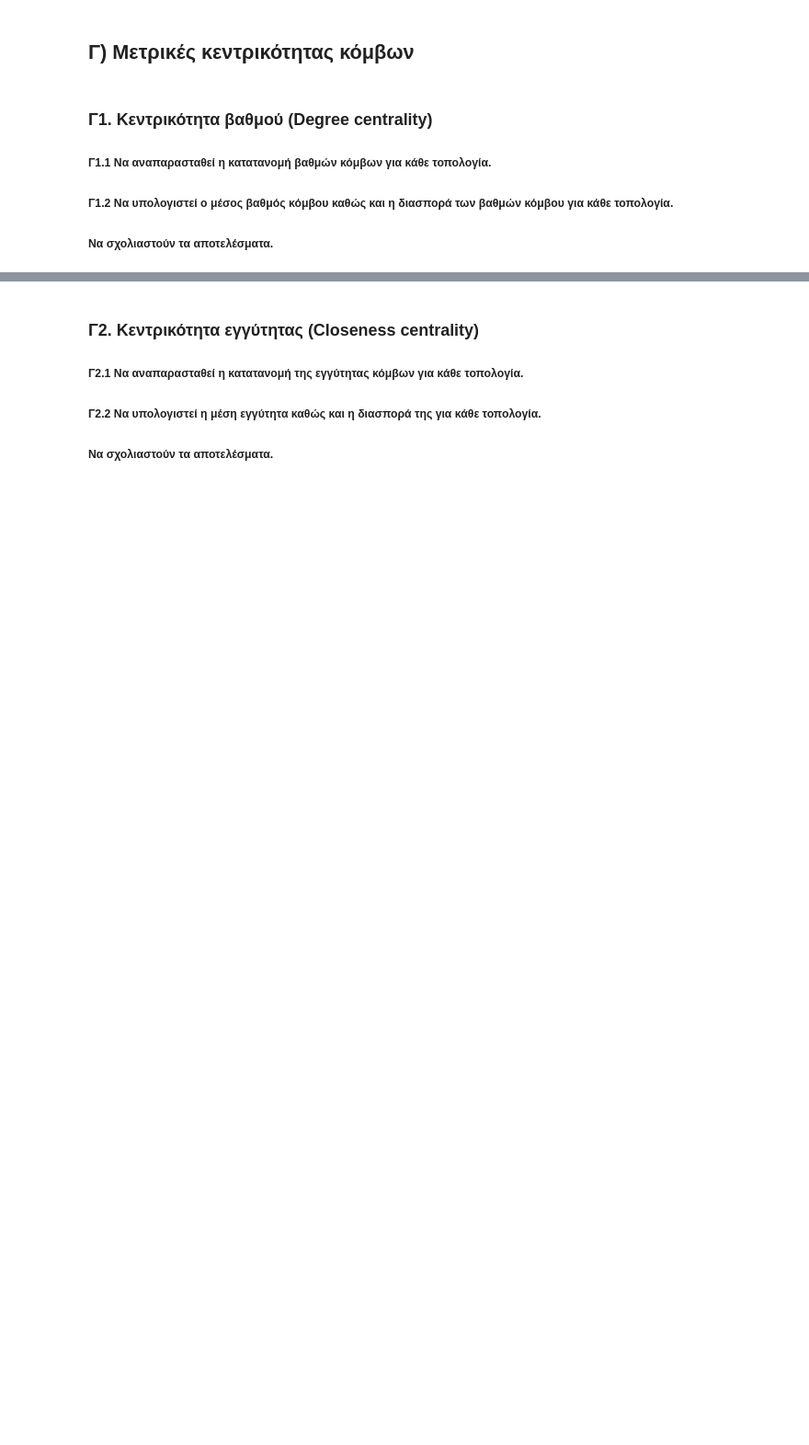
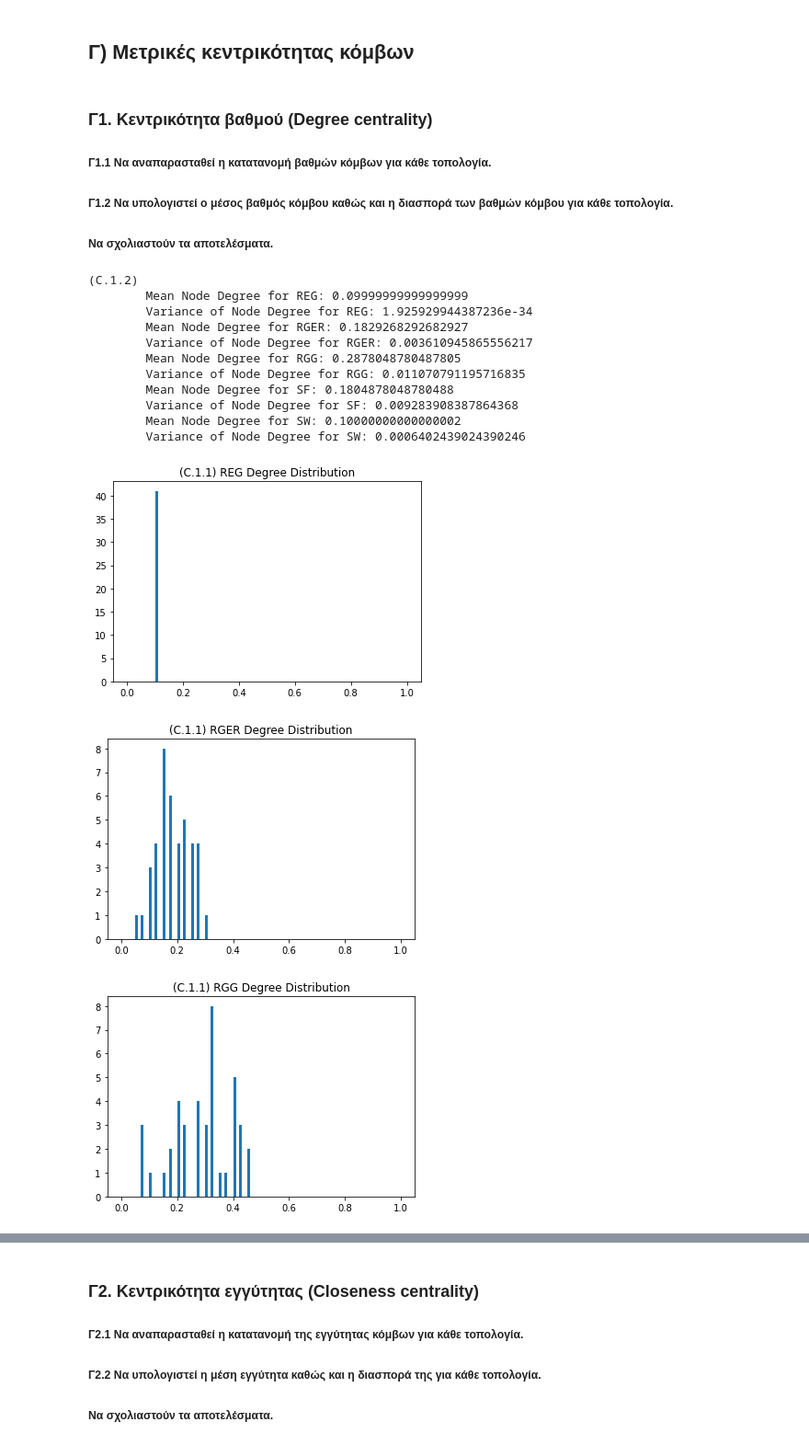
Before and after one commit to ChristosHadjichristofi/Social-Networks-Analysis-NTUA, a Jupyter notebook: Lab1/SNA_Lab1.ipynb, the cells around one changed output, grey strips where cells are left out. Shown at 92% size. Drawn from its saved outputs; the diff is of its cells as text; code cells hidden in the pictures; blank space fills up the shorter version.

```diff
--- a/Lab1/SNA_Lab1.ipynb
+++ b/Lab1/SNA_Lab1.ipynb
@@ -206,7 +211,7 @@ def printDistrubtion(Gcc, _title, _bins):
     plt.title(_title)
     plt.hist(list(Gcc.values()), range = (0, 1), bins = _bins)
 
-def calcResults(G, _name):
+def showResults(G, _name):
     # get cc and avg cc
     (Gcc, Gavgcc) = cc_and_avgcc(G)
     # print distr plot for Gcc
@@ -215,9 +220,9 @@ def calcResults(G, _name):
     Gcc_arr = np.array(list(Gcc.values()))
     # Print avg cc
     print("(B.1.2) " + _name)
-    print("\tAvg Clustering Coefficient for " + _name, Gavgcc)
-    # Print std
-    print("\tStd of Clustering Coefficients for " + _name + ":", np.std(Gcc_arr))
+    print("\tAvg Clustering Coefficient for " + _name + ":", Gavgcc)
+    # Print var
+    print("\tVar of Clustering Coefficients for " + _name + ":", np.var(Gcc_arr))
     # Find nodes with the min/max cc
     print("(B.1.3) " + _name)
     minCC_Nodes = [k for k,v in Gcc.items() if v == np.amin(Gcc_arr)]
@@ -225,10 +230,7 @@ def calcResults(G, _name):
     maxCC_Nodes = [k for k,v in Gcc.items() if v == np.amax(Gcc_arr)]
     print("\tMax cc Nodes:", maxCC_Nodes)
 
-calcResults(REG, "REG")
-calcResults(RGER, "RGER")
-calcResults(RGG, "RGG")
-calcResults(SF, "SF")
-calcResults(SW, "SW")
+for (g, name) in graph_pairs:
+    showResults(g, name)
 # %% [output]
 (B.1.2) REG
@@ -266,5 +301,2 @@ def compute_path_lengths(G):
 # %% [markdown]
 #### B.2.3 Για κάθε τοπολογία, ποιος κόμβος συνδέεται με τους περισσότερους κόμβους με μήκος ελάχιστου μονοπατιού ίσο με τη διάμετρο της τοπολογίας?
-# %%
-def find_nodes(G):
-    pass
@@ -283,0 +336,11 @@ def find_center(G):
+# %%
+def find_periphery(G):
+    return [k for k, v in nx.eccentricity(G).items() if v == nx.diameter(G)]
+
+def find_center(G):
+    return [k for k, v in nx.eccentricity(G).items() if v == nx.radius(G)]
+
+print("(B.2.4)")
+for (g, name) in graph_pairs:
+    print("\tPeriphery for " + name + ":\n\t", find_periphery(g))
+    print("\tCenter for " + name + ":\n\t", find_center(g))
@@ -293,0 +372,30 @@ def find_degree(G):
+# %%
+def find_degree(G):
+    return dict(nx.degree_centrality(G))
+
+def plotDegreeDistribution(degree, _title, _bins):
+    plt.figure()
+    plt.title(_title)
+    plt.hist(list(degree.values()), range = (0, 1), bins = _bins)
+
+print("(C.1.2)")
+for (g, name) in graph_pairs:
+    degree = find_degree(g)
+    plotDegreeDistribution(degree, "(C.1.1) " + name + " Degree Distribution", 100)
+    print("\tMean Node Degree for " + name + ":", np.mean(np.array(list(degree.values()))))
+    print("\tVariance of Node Degree for " + name + ":", np.var(np.array(list(degree.values()))))
+# %% [output]
+(C.1.2)
+        Mean Node Degree for REG: 0.09999999999999999
+        Variance of Node Degree for REG: 1.925929944387236e-34
+        Mean Node Degree for RGER: 0.1829268292682927
+        Variance of Node Degree for RGER: 0.003610945865556217
+        Mean Node Degree for RGG: 0.2878048780487805
+        Variance of Node Degree for RGG: 0.011070791195716835
+        Mean Node Degree for SF: 0.1804878048780488
+        Variance of Node Degree for SF: 0.009283908387864368
+        Mean Node Degree for SW: 0.10000000000000002
+        Variance of Node Degree for SW: 0.0006402439024390246
+[figure, added]
+[figure, added]
+[figure, added]
```
Also changed, not shown: parts of 43 cells of this notebook, 2 other files.
